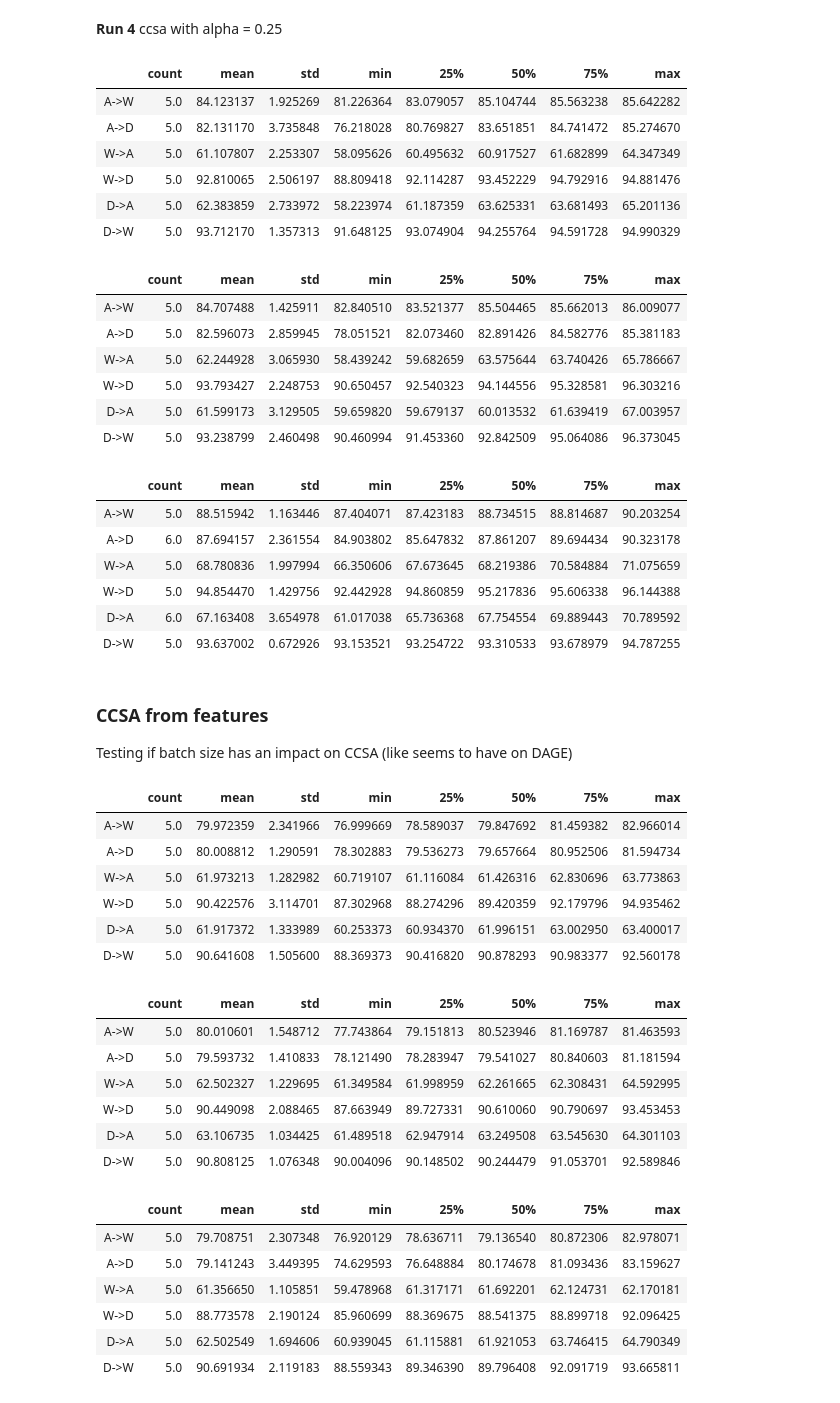
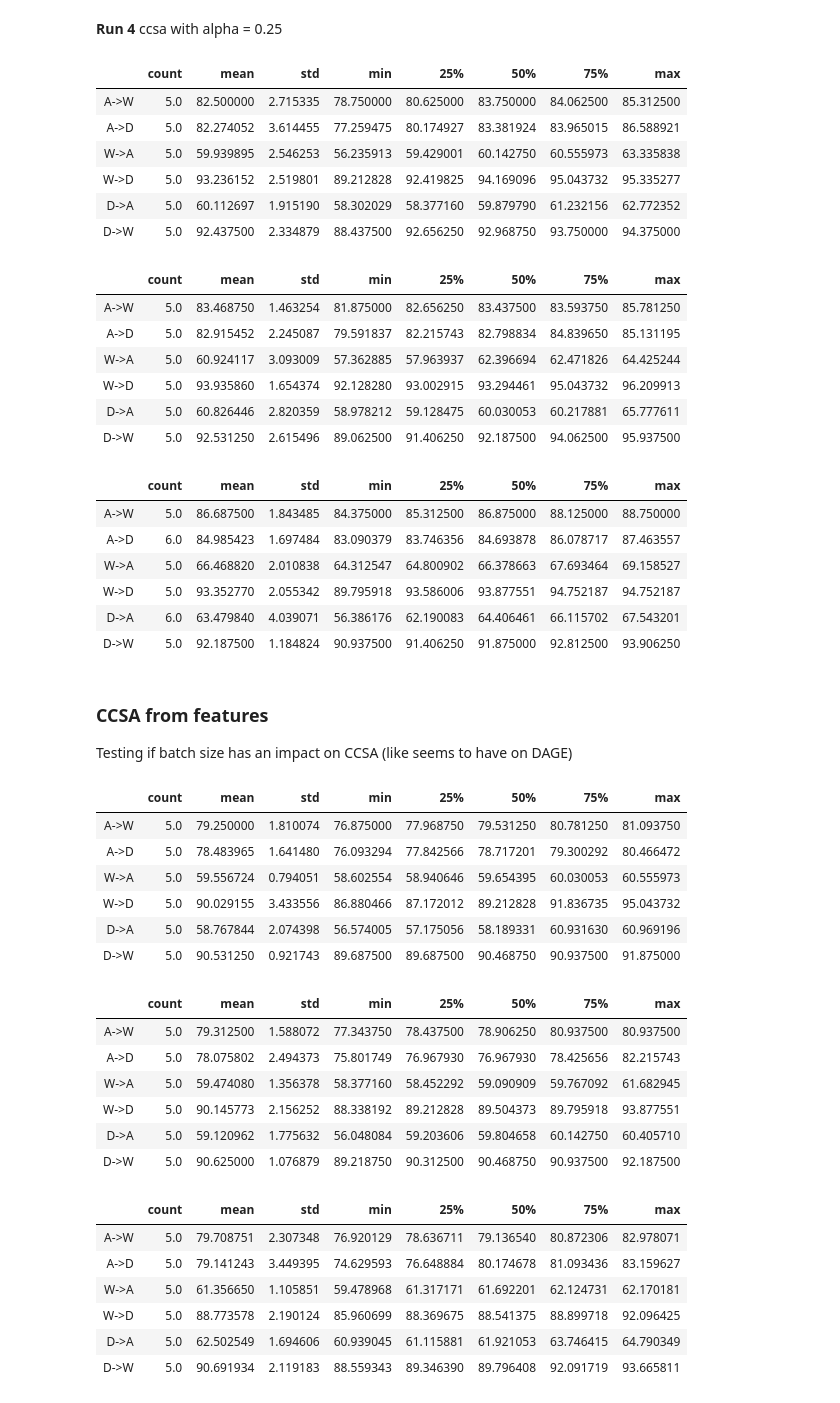
Before and after one commit to LukasHedegaard/dage, a Jupyter notebook: notebooks/test-eval.ipynb, the cells around one changed output. Saved outputs shown, nothing was run; the diff lists cells and outputs as text; code cells hidden in the pictures.

```diff
--- a/notebooks/test-eval.ipynb
+++ b/notebooks/test-eval.ipynb
@@ -59,8 +59,8 @@ def get_score_combinations_new(
     config_key=None,
     config_value=None,
     domains=['A','W','D'],
-    metric:str='precision',
-    avg_types=['macro avg', 'weighted avg'],
+    metric:str='recall',
+    avg_types=['weighted avg'],
 ):
     combos = [c for c in itertools.product(domains, repeat=2) if c[0] != c[1]]
     scores = [
@@ -115,7 +115,7 @@ def get_score_combinations(
     suffix:str,
     domains=['A','W','D'],
     runs_dir:Path=RUNS_DIR,
-    metric:str='precision',
+    metric:str='accuracy',
     avg_types=['macro avg', 'weighted avg'],
     from_date:str='19700101000000',
     to_date:str='30001010000000',
@@ -319,27 +303,26 @@ __Run 4__ ccsa with alpha = 0.25
 # %%
 # ccsa_scores = get_score_combinations(
 #     suffix='ccsa',
 #     domains=['A','W','D'],
 #     avg_types=['macro avg'],
 #     from_date='20191101150707',
 #     to_date='20191101171905'
 # )*100
 # ccsa_scores.describe().T
 
 ccsa_scores = get_score_combinations_new(
     method='ccsa',
     experiment_id='ccsa_with_batchnorn_alpha_0.25',
-    avg_types=['macro avg'],
 )*100
 ccsa_scores.describe().T
 # %% [output]
 |  | count | mean | std | min | 25% | 50% | 75% | max |
-| A->W | 5.0 | 84.123137 | 1.925269 | 81.226364 | 83.079057 | 85.104744 | 85.563238 | 85.642282 |
-| A->D | 5.0 | 82.131170 | 3.735848 | 76.218028 | 80.769827 | 83.651851 | 84.741472 | 85.274670 |
-| W->A | 5.0 | 61.107807 | 2.253307 | 58.095626 | 60.495632 | 60.917527 | 61.682899 | 64.347349 |
-| W->D | 5.0 | 92.810065 | 2.506197 | 88.809418 | 92.114287 | 93.452229 | 94.792916 | 94.881476 |
-| D->A | 5.0 | 62.383859 | 2.733972 | 58.223974 | 61.187359 | 63.625331 | 63.681493 | 65.201136 |
-| D->W | 5.0 | 93.712170 | 1.357313 | 91.648125 | 93.074904 | 94.255764 | 94.591728 | 94.990329 |
+| A->W | 5.0 | 82.500000 | 2.715335 | 78.750000 | 80.625000 | 83.750000 | 84.062500 | 85.312500 |
+| A->D | 5.0 | 82.274052 | 3.614455 | 77.259475 | 80.174927 | 83.381924 | 83.965015 | 86.588921 |
+| W->A | 5.0 | 59.939895 | 2.546253 | 56.235913 | 59.429001 | 60.142750 | 60.555973 | 63.335838 |
+| W->D | 5.0 | 93.236152 | 2.519801 | 89.212828 | 92.419825 | 94.169096 | 95.043732 | 95.335277 |
+| D->A | 5.0 | 60.112697 | 1.915190 | 58.302029 | 58.377160 | 59.879790 | 61.232156 | 62.772352 |
+| D->W | 5.0 | 92.437500 | 2.334879 | 88.437500 | 92.656250 | 92.968750 | 93.750000 | 94.375000 |
 # %%
 # ccsa_uneven_scores = get_score_combinations(
 #     suffix='ccsa',
@@ -353,17 +336,16 @@ ccsa_scores.describe().T
 ccsa_uneven_scores = get_score_combinations_new(
     method='ccsa',
     experiment_id='ccsa_uneven',
-    avg_types=['macro avg'],
 )*100
 ccsa_uneven_scores.describe().T
 # %% [output]
 |  | count | mean | std | min | 25% | 50% | 75% | max |
-| A->W | 5.0 | 84.707488 | 1.425911 | 82.840510 | 83.521377 | 85.504465 | 85.662013 | 86.009077 |
-| A->D | 5.0 | 82.596073 | 2.859945 | 78.051521 | 82.073460 | 82.891426 | 84.582776 | 85.381183 |
-| W->A | 5.0 | 62.244928 | 3.065930 | 58.439242 | 59.682659 | 63.575644 | 63.740426 | 65.786667 |
-| W->D | 5.0 | 93.793427 | 2.248753 | 90.650457 | 92.540323 | 94.144556 | 95.328581 | 96.303216 |
-| D->A | 5.0 | 61.599173 | 3.129505 | 59.659820 | 59.679137 | 60.013532 | 61.639419 | 67.003957 |
-| D->W | 5.0 | 93.238799 | 2.460498 | 90.460994 | 91.453360 | 92.842509 | 95.064086 | 96.373045 |
+| A->W | 5.0 | 83.468750 | 1.463254 | 81.875000 | 82.656250 | 83.437500 | 83.593750 | 85.781250 |
+| A->D | 5.0 | 82.915452 | 2.245087 | 79.591837 | 82.215743 | 82.798834 | 84.839650 | 85.131195 |
+| W->A | 5.0 | 60.924117 | 3.093009 | 57.362885 | 57.963937 | 62.396694 | 62.471826 | 64.425244 |
+| W->D | 5.0 | 93.935860 | 1.654374 | 92.128280 | 93.002915 | 93.294461 | 95.043732 | 96.209913 |
+| D->A | 5.0 | 60.826446 | 2.820359 | 58.978212 | 59.128475 | 60.030053 | 60.217881 | 65.777611 |
+| D->W | 5.0 | 92.531250 | 2.615496 | 89.062500 | 91.406250 | 92.187500 | 94.062500 | 95.937500 |
 # %%
 # ccsa_resnet_uneven_scores = get_score_combinations(
 #     suffix='ccsa',
@@ -377,17 +359,16 @@ ccsa_uneven_scores.describe().T
 ccsa_resnet_uneven_scores = get_score_combinations_new(
     method='ccsa',
     experiment_id='ccsa_resnet_uneven',
-    avg_types=['macro avg'],
 )*100
 ccsa_resnet_uneven_scores.describe().T
 # %% [output]
 |  | count | mean | std | min | 25% | 50% | 75% | max |
-| A->W | 5.0 | 88.515942 | 1.163446 | 87.404071 | 87.423183 | 88.734515 | 88.814687 | 90.203254 |
-| A->D | 6.0 | 87.694157 | 2.361554 | 84.903802 | 85.647832 | 87.861207 | 89.694434 | 90.323178 |
-| W->A | 5.0 | 68.780836 | 1.997994 | 66.350606 | 67.673645 | 68.219386 | 70.584884 | 71.075659 |
-| W->D | 5.0 | 94.854470 | 1.429756 | 92.442928 | 94.860859 | 95.217836 | 95.606338 | 96.144388 |
-| D->A | 6.0 | 67.163408 | 3.654978 | 61.017038 | 65.736368 | 67.754554 | 69.889443 | 70.789592 |
-| D->W | 5.0 | 93.637002 | 0.672926 | 93.153521 | 93.254722 | 93.310533 | 93.678979 | 94.787255 |
+| A->W | 5.0 | 86.687500 | 1.843485 | 84.375000 | 85.312500 | 86.875000 | 88.125000 | 88.750000 |
+| A->D | 6.0 | 84.985423 | 1.697484 | 83.090379 | 83.746356 | 84.693878 | 86.078717 | 87.463557 |
+| W->A | 5.0 | 66.468820 | 2.010838 | 64.312547 | 64.800902 | 66.378663 | 67.693464 | 69.158527 |
+| W->D | 5.0 | 93.352770 | 2.055342 | 89.795918 | 93.586006 | 93.877551 | 94.752187 | 94.752187 |
+| D->A | 6.0 | 63.479840 | 4.039071 | 56.386176 | 62.190083 | 64.406461 | 66.115702 | 67.543201 |
+| D->W | 5.0 | 92.187500 | 1.184824 | 90.937500 | 91.406250 | 91.875000 | 92.812500 | 93.906250 |
 # %% [markdown]
 ### CCSA from features
 Testing if batch size has an impact on CCSA (like seems to have on DAGE)
@@ -395,36 +376,34 @@ Testing if batch size has an impact on CCSA (like seems to have on DAGE)
 ccsa_from_feat_batch_size_16_uneven_scores = get_score_combinations_new(
     method='ccsa',
     experiment_id='ccsa_batch_size',
-    avg_types=['macro avg'],
     config_key='batch_size',
     config_value=16,
 )*100
 ccsa_from_feat_batch_size_16_uneven_scores.describe().T
 # %% [output]
 |  | count | mean | std | min | 25% | 50% | 75% | max |
-| A->W | 5.0 | 79.972359 | 2.341966 | 76.999669 | 78.589037 | 79.847692 | 81.459382 | 82.966014 |
-| A->D | 5.0 | 80.008812 | 1.290591 | 78.302883 | 79.536273 | 79.657664 | 80.952506 | 81.594734 |
-| W->A | 5.0 | 61.973213 | 1.282982 | 60.719107 | 61.116084 | 61.426316 | 62.830696 | 63.773863 |
-| W->D | 5.0 | 90.422576 | 3.114701 | 87.302968 | 88.274296 | 89.420359 | 92.179796 | 94.935462 |
-| D->A | 5.0 | 61.917372 | 1.333989 | 60.253373 | 60.934370 | 61.996151 | 63.002950 | 63.400017 |
-| D->W | 5.0 | 90.641608 | 1.505600 | 88.369373 | 90.416820 | 90.878293 | 90.983377 | 92.560178 |
+| A->W | 5.0 | 79.250000 | 1.810074 | 76.875000 | 77.968750 | 79.531250 | 80.781250 | 81.093750 |
+| A->D | 5.0 | 78.483965 | 1.641480 | 76.093294 | 77.842566 | 78.717201 | 79.300292 | 80.466472 |
+| W->A | 5.0 | 59.556724 | 0.794051 | 58.602554 | 58.940646 | 59.654395 | 60.030053 | 60.555973 |
+| W->D | 5.0 | 90.029155 | 3.433556 | 86.880466 | 87.172012 | 89.212828 | 91.836735 | 95.043732 |
+| D->A | 5.0 | 58.767844 | 2.074398 | 56.574005 | 57.175056 | 58.189331 | 60.931630 | 60.969196 |
+| D->W | 5.0 | 90.531250 | 0.921743 | 89.687500 | 89.687500 | 90.468750 | 90.937500 | 91.875000 |
 # %%
 ccsa_from_feat_batch_size_32_uneven_scores = get_score_combinations_new(
     method='ccsa',
     experiment_id='ccsa_batch_size',
-    avg_types=['macro avg'],
     config_key='batch_size',
     config_value=32,
 )*100
 ccsa_from_feat_batch_size_32_uneven_scores.describe().T
 # %% [output]
 |  | count | mean | std | min | 25% | 50% | 75% | max |
-| A->W | 5.0 | 80.010601 | 1.548712 | 77.743864 | 79.151813 | 80.523946 | 81.169787 | 81.463593 |
-| A->D | 5.0 | 79.593732 | 1.410833 | 78.121490 | 78.283947 | 79.541027 | 80.840603 | 81.181594 |
-| W->A | 5.0 | 62.502327 | 1.229695 | 61.349584 | 61.998959 | 62.261665 | 62.308431 | 64.592995 |
-| W->D | 5.0 | 90.449098 | 2.088465 | 87.663949 | 89.727331 | 90.610060 | 90.790697 | 93.453453 |
-| D->A | 5.0 | 63.106735 | 1.034425 | 61.489518 | 62.947914 | 63.249508 | 63.545630 | 64.301103 |
-| D->W | 5.0 | 90.808125 | 1.076348 | 90.004096 | 90.148502 | 90.244479 | 91.053701 | 92.589846 |
+| A->W | 5.0 | 79.312500 | 1.588072 | 77.343750 | 78.437500 | 78.906250 | 80.937500 | 80.937500 |
+| A->D | 5.0 | 78.075802 | 2.494373 | 75.801749 | 76.967930 | 76.967930 | 78.425656 | 82.215743 |
+| W->A | 5.0 | 59.474080 | 1.356378 | 58.377160 | 58.452292 | 59.090909 | 59.767092 | 61.682945 |
+| W->D | 5.0 | 90.145773 | 2.156252 | 88.338192 | 89.212828 | 89.504373 | 89.795918 | 93.877551 |
+| D->A | 5.0 | 59.120962 | 1.775632 | 56.048084 | 59.203606 | 59.804658 | 60.142750 | 60.405710 |
+| D->W | 5.0 | 90.625000 | 1.076879 | 89.218750 | 90.312500 | 90.468750 | 90.937500 | 92.187500 |
 # %%
 ccsa_from_feat_batch_size_64_uneven_scores = get_score_combinations_new(
     method='ccsa',
```
Also changed, not shown: parts of 57 cells of this notebook.
